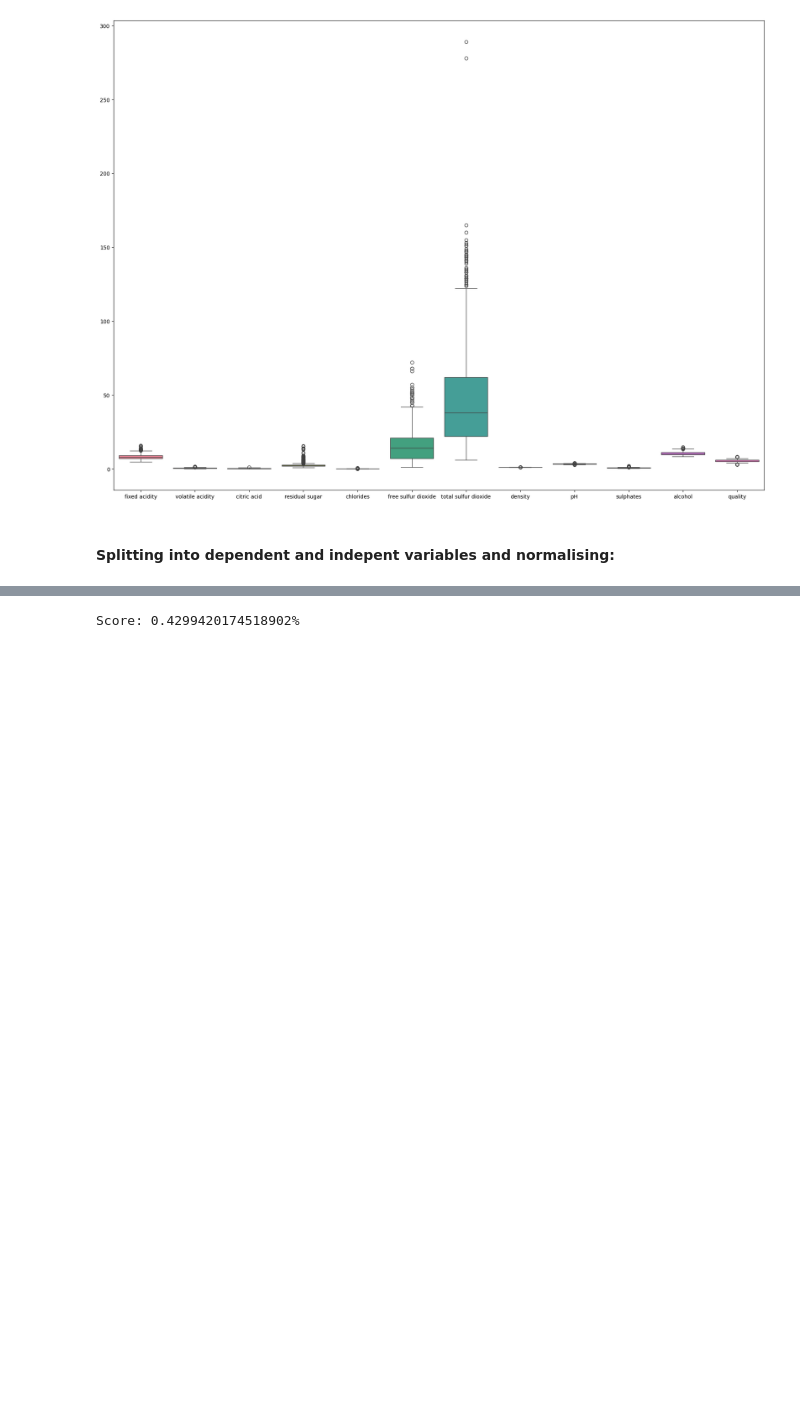
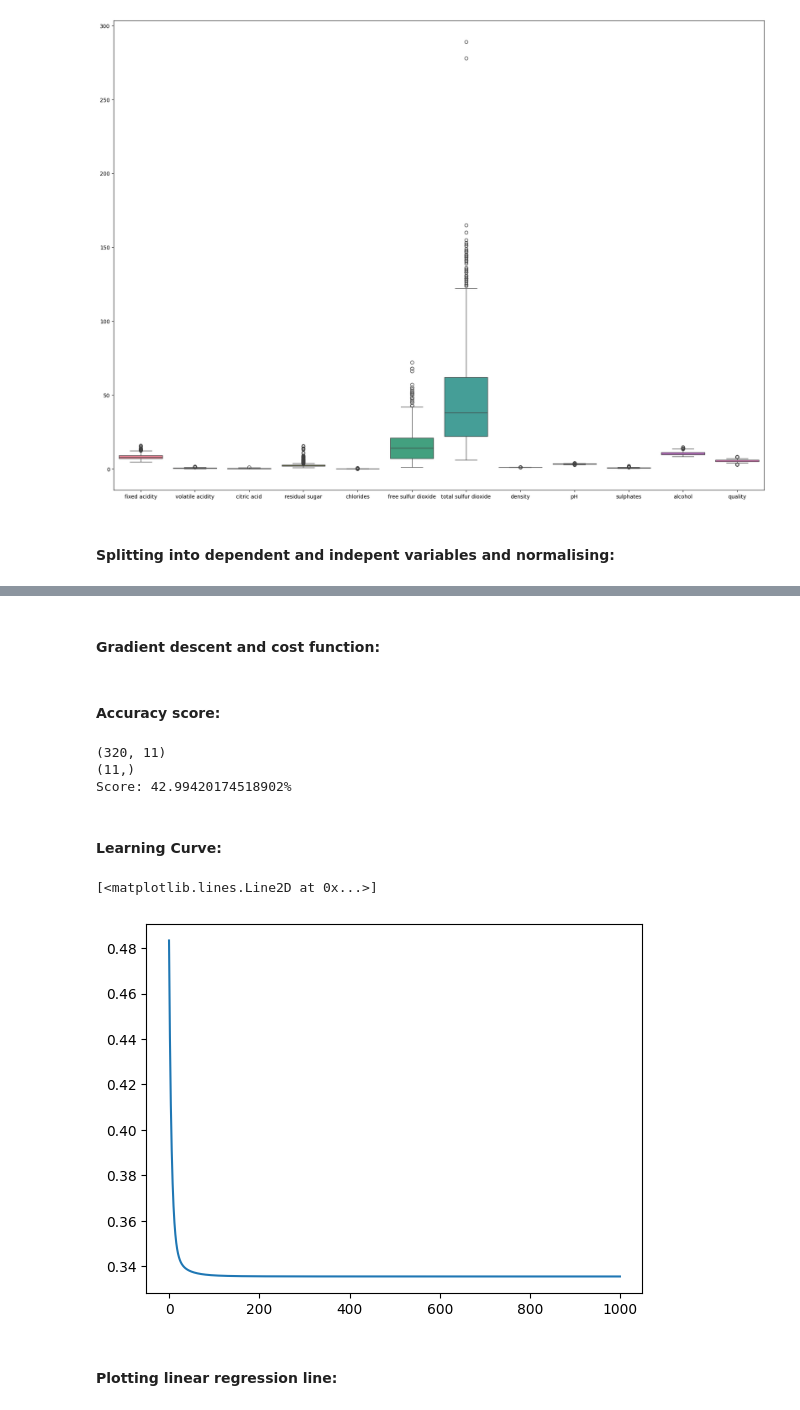
Before and after one commit to oreokenobi/MRM_SaiRithvikNama, a Jupyter notebook: ML_Tasks/Linear Regression Task/lin_reg_task.ipynb, the cells around one changed output, grey strips where cells are left out. Cells and saved outputs as stored; diff of their text form; code cells hidden in the pictures; blank space fills up the shorter version.

```diff
--- a/ML_Tasks/Linear Regression Task/lin_reg_task.ipynb
+++ b/ML_Tasks/Linear Regression Task/lin_reg_task.ipynb
@@ -73,30 +93,48 @@ y_normalised=df["quality"]
+# %% [markdown]
+#### Gradient descent and cost function:
 # %%
-x_train,x_test,y_train,y_test = train_test_split(x_normalised,y_normalised,test_size=0.2,random_state=23)
-
 def gradient_descent(x, y, w, b, iterations,alpha):
+    cost_val=[0]*iterations
 
     for i in range(iterations):
-        y_func= x.dot(w) + b
+        y_func= np.dot(x,w) + b
 
 
-        delW = x.T.dot(y_func-y) / len(y)
+        delW = np.dot(y_func-y,x) / len(y)  #(x,diff) and (diff, x_Transpose) doesn't work bec shapes, look into it later. ****Need to understand shapes (and numpy in general) better***
         delB = np.sum(y_func-y) / len(y)
 
         w-= alpha*delW
         b-= alpha*delB
 
+        cost_val[i]=np.sum(np.square(((x.dot(w)+b)-y))/(2*len(y)))
 
-    return w,b
+    return w,b,cost_val
 # %%
 w_initial=np.zeros(x_train.shape[1])
 b_initial=0
-w_opt,b_opt=gradient_descent(x_train,y_train,w_initial,b_initial,iterations=1000,alpha=0.05)
+w_opt,b_opt,cost_values=gradient_descent(x_train,y_train,w_initial,b_initial,iterations=1000,alpha=0.05)
+# %% [markdown]
+#### Accuracy score:
 # %%
+y_predicted =np.dot(x_test,w_opt)+b_opt
 
-y_predicted = x_test.dot(w_opt)+b_opt
-print(f"Score: {r2_score(y_test,y_predicted)}%")
+#print(np.shape(x_test))
+#print(np.shape(w_opt))
+
+print(f"Score: {r2_score(y_test,y_predicted)*100}%")
 # %% [output]
-Score: 0.4299420174518902%
+(320, 11)
+(11,)
+Score: 42.99420174518902%
+# %% [markdown]
+#### Learning Curve:
+# %%
+plt.plot(cost_values)
+# %% [output]
+[<matplotlib.lines.Line2D at 0x...>]
+[figure, added]
+# %% [markdown]
+#### Plotting linear regression line:
 # %%
 #x_plot=np.linspace(np.min(x_test.iloc[:,0]),np.max(x_test.iloc[:,0]), 100)
 #y_plot = w_opt[0]*x_plot+b_opt
```
Also changed, not shown: parts of 3 cells of this notebook, 2 other files.
